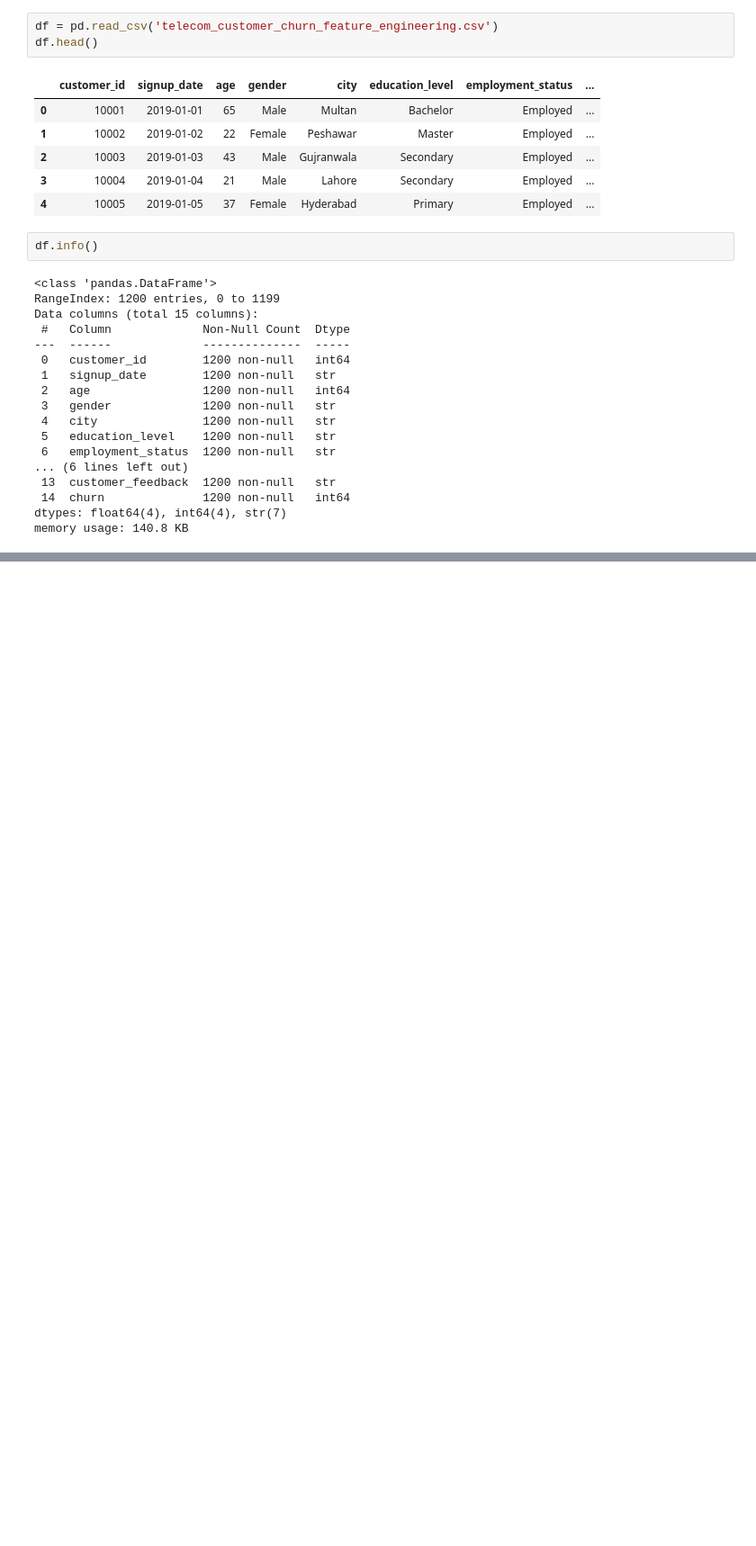
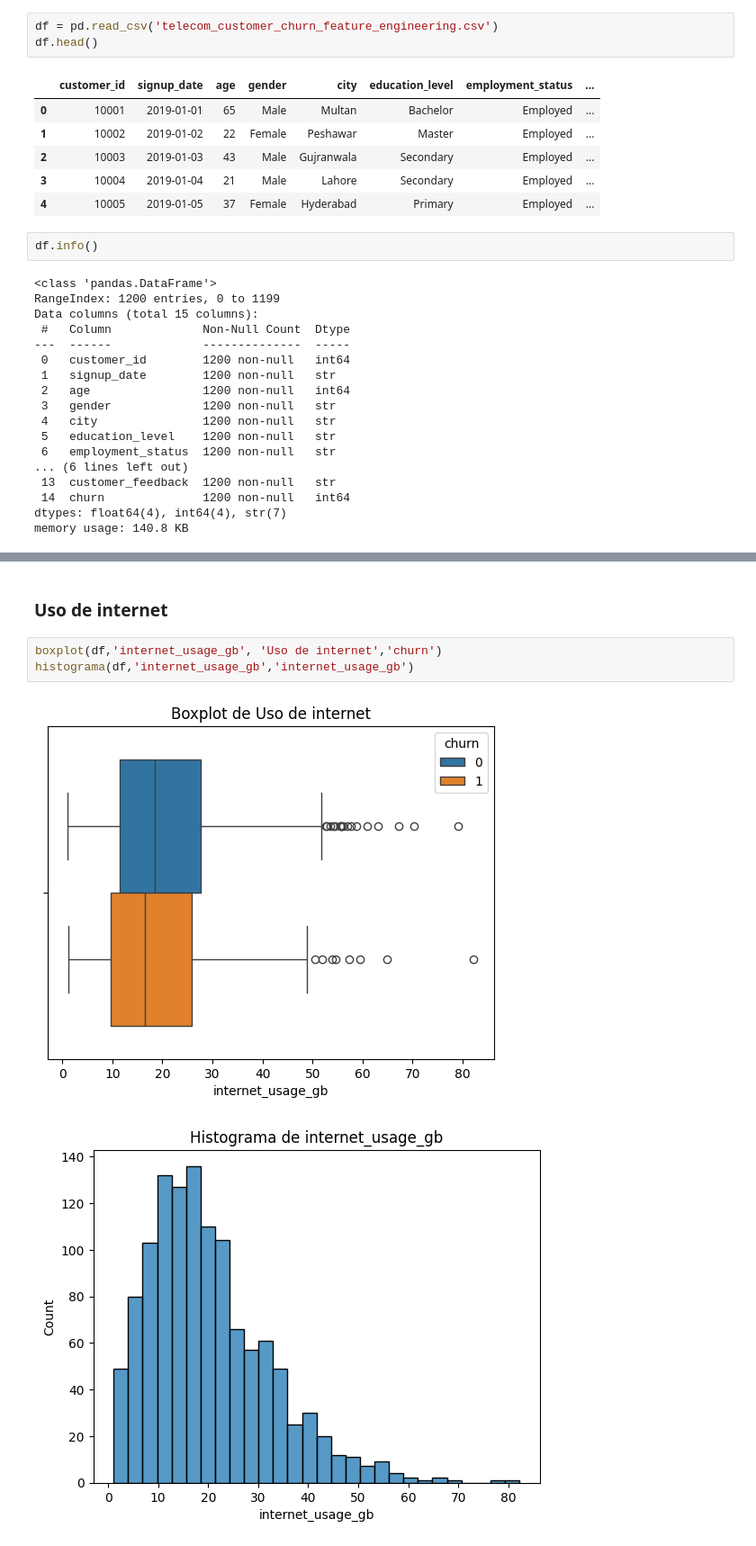
Before and after one commit to danielreyes04/Telecom_customer_data_analysis, a Jupyter notebook: Telecom_customer.ipynb, the cells around one changed output, grey strips where cells are left out. Shown at 90% size. Cells and saved outputs as stored; diff of their text form; blank space fills up the shorter version.

```diff
--- a/Telecom_customer.ipynb
+++ b/Telecom_customer.ipynb
@@ -35,0 +120,8 @@ memory usage: 140.8 KB
+# %% [markdown]
+### Uso de internet
+# %%
+boxplot(df,'internet_usage_gb', 'Uso de internet','churn')
+histograma(df,'internet_usage_gb','internet_usage_gb')
+# %% [output]
+[figure, added]
+[figure, added]
```
Also changed, not shown: parts of 15 cells of this notebook.
